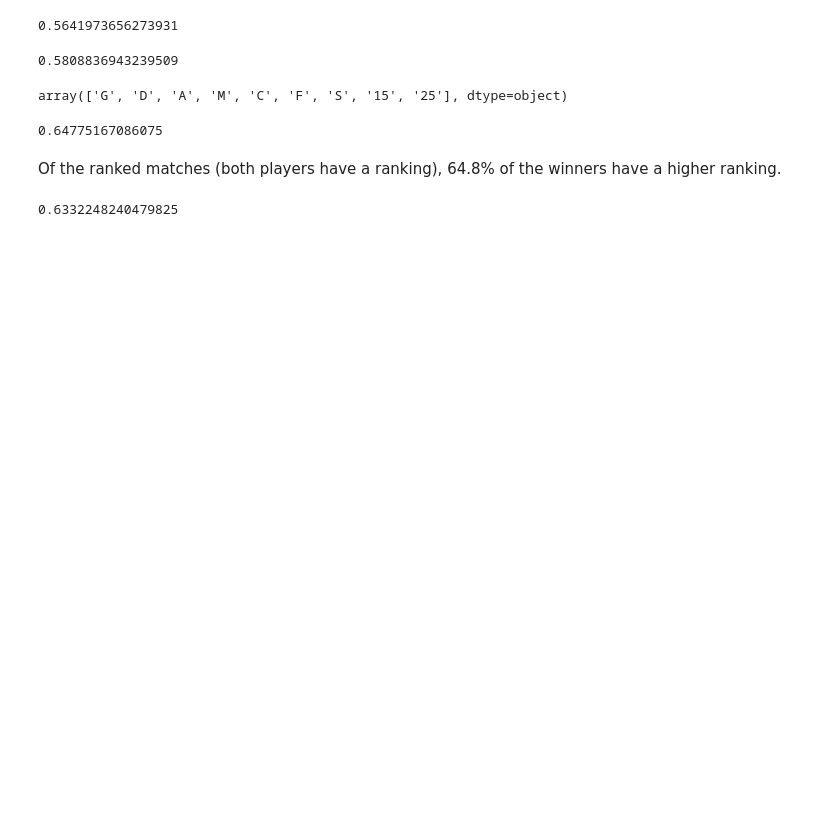
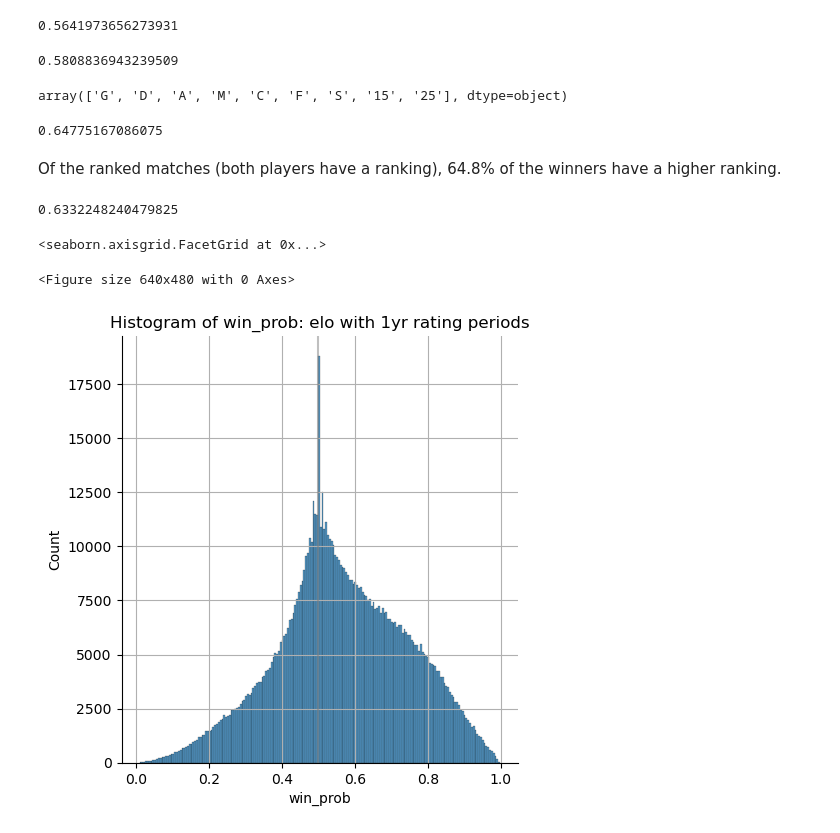
Before and after one commit to wcmohr/wcmohr_portfolio, a Jupyter notebook: Notebooks/Testing.ipynb, the cells around one changed output. Saved outputs shown, nothing was run; the diff lists cells and outputs as text; code cells hidden in the pictures; blank space fills up the shorter version.

Commit message:
histogram of elo win probs

```diff
--- a/Notebooks/Testing.ipynb
+++ b/Notebooks/Testing.ipynb
@@ -116,0 +120,14 @@ np.mean(singles_r_wp[(singles_r_wp['winner_rank'].isna() == False) & (singles_r_
+# %%
+sns.displot(data = singles_r_wp, x = 'win_prob').set(title = 'Histogram of win_prob')
+# %% [output]
+<seaborn.axisgrid.FacetGrid at 0x...>
+# %%
+sns.displot(data = singles_r_wp, x = 'win_prob').set(
+    title = 'Histogram of win_prob: elo with 1yr rating periods')
+plt.axvline(.5,0,17500, c= 'grey', alpha = .5)
+plt.grid()
+plt.show()
+plt.savefig('../Assets/Elo_1yr_hist',bbox_inches = 'tight')
+# %% [output]
+<Figure size 640x480 with 0 Axes>
+[figure, added]
```
Also changed, not shown: parts of 2 cells of this notebook, 1 other file.
